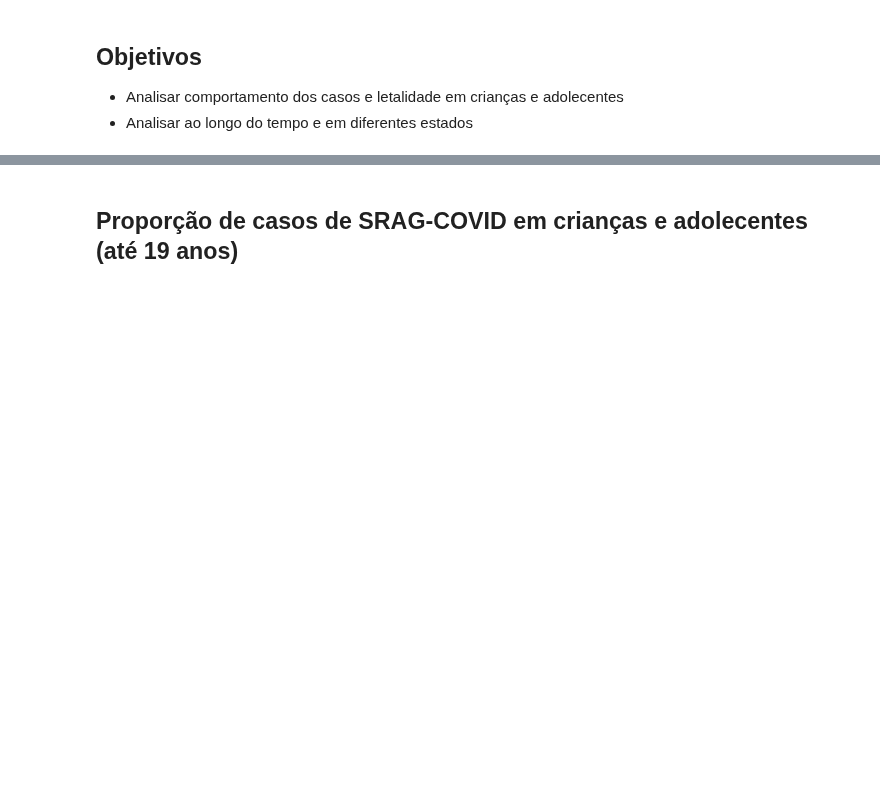
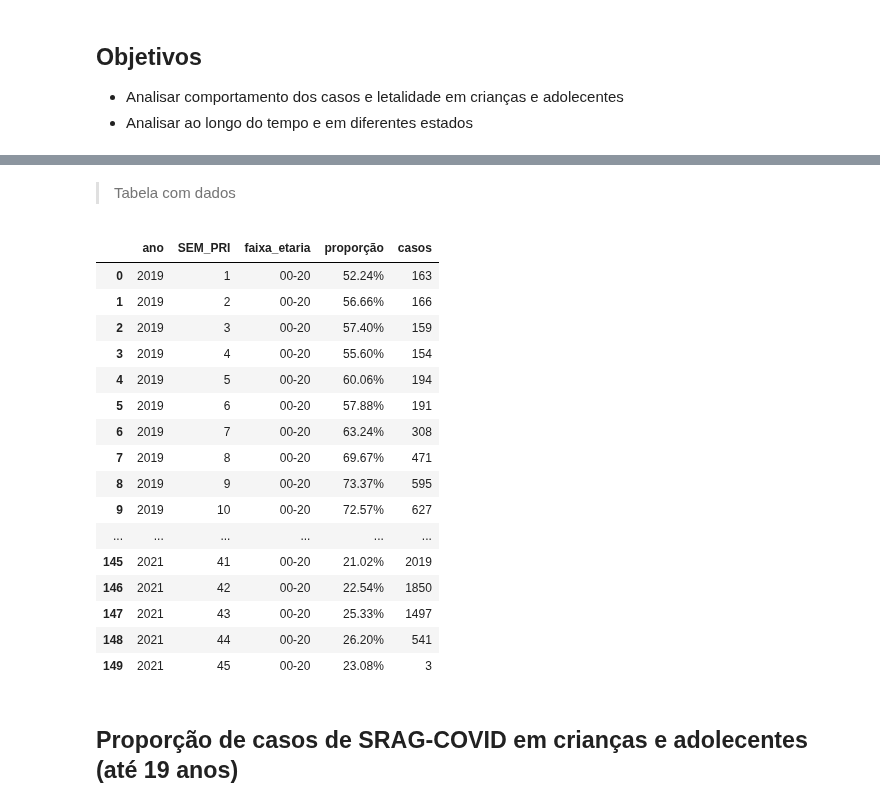
Before and after one commit to dados-covid/srag, a Jupyter notebook: _notebooks/2021-05-16-criancas.ipynb, the cells around one changed output, grey strips where cells are left out. Saved outputs shown, nothing was run; the diff lists cells and outputs as text; code cells hidden in the pictures; blank space fills up the shorter version.

```diff
--- a/_notebooks/2021-05-16-criancas.ipynb
+++ b/_notebooks/2021-05-16-criancas.ipynb
@@ -64,0 +63,18 @@ df_covid = df_srag.query('CLASSI_FIN == "COVID-19"')
+# %%
+#hide-input
+
+index_cols = ['ano','SEM_PRI']
+categories_cols =['faixa_etaria']
+
+# df_covid = df_srag.query('CLASSI_FIN == "COVID-19"')
+# df_casos_faixas = get_proportion_cases(df_covid,index_cols,categories_cols)
+df_casos_faixas = get_proportion_cases(df_srag,index_cols,categories_cols)
+
+df_chart = df_casos_faixas.query('faixa_etaria == "00-20"')
+
+alt.Chart(df_chart).mark_line(point=True).encode(
+    x='SEM_PRI',
+    y='proporção',
+    color='ano:N',
+    tooltip=['SEM_PRI','proporção','casos','ano']
+)
@@ -65,3 +96,28 @@ df_covid = df_srag.query('CLASSI_FIN == "COVID-19"')
+# %% [markdown]
+> Tabela com dados
+# %%
+#collapse-output
+#hide-input
+
+df_chart.style.apply(highlight_max,subset=['casos','proporção']).format({'casos':'{:.0f}','proporção':'{:.2%}'})
+# %% [output]
+|  | ano | SEM_PRI | faixa_etaria | proporção | casos |
+| 0 | 2019 | 1 | 00-20 | 52.24% | 163 |
+| 1 | 2019 | 2 | 00-20 | 56.66% | 166 |
+| 2 | 2019 | 3 | 00-20 | 57.40% | 159 |
+| 3 | 2019 | 4 | 00-20 | 55.60% | 154 |
+| 4 | 2019 | 5 | 00-20 | 60.06% | 194 |
+| 5 | 2019 | 6 | 00-20 | 57.88% | 191 |
+| 6 | 2019 | 7 | 00-20 | 63.24% | 308 |
+| 7 | 2019 | 8 | 00-20 | 69.67% | 471 |
+| 8 | 2019 | 9 | 00-20 | 73.37% | 595 |
+| 9 | 2019 | 10 | 00-20 | 72.57% | 627 |
+| ... | ... | ... | ... | ... | ... |
+| 145 | 2021 | 41 | 00-20 | 21.02% | 2019 |
+| 146 | 2021 | 42 | 00-20 | 22.54% | 1850 |
+| 147 | 2021 | 43 | 00-20 | 25.33% | 1497 |
+| 148 | 2021 | 44 | 00-20 | 26.20% | 541 |
+| 149 | 2021 | 45 | 00-20 | 23.08% | 3 |
 # %% [markdown]
 ## Proporção de casos de SRAG-COVID em crianças e adolecentes (até 19 anos)
 # %%
```
Also changed, not shown: parts of 20 cells of this notebook.
